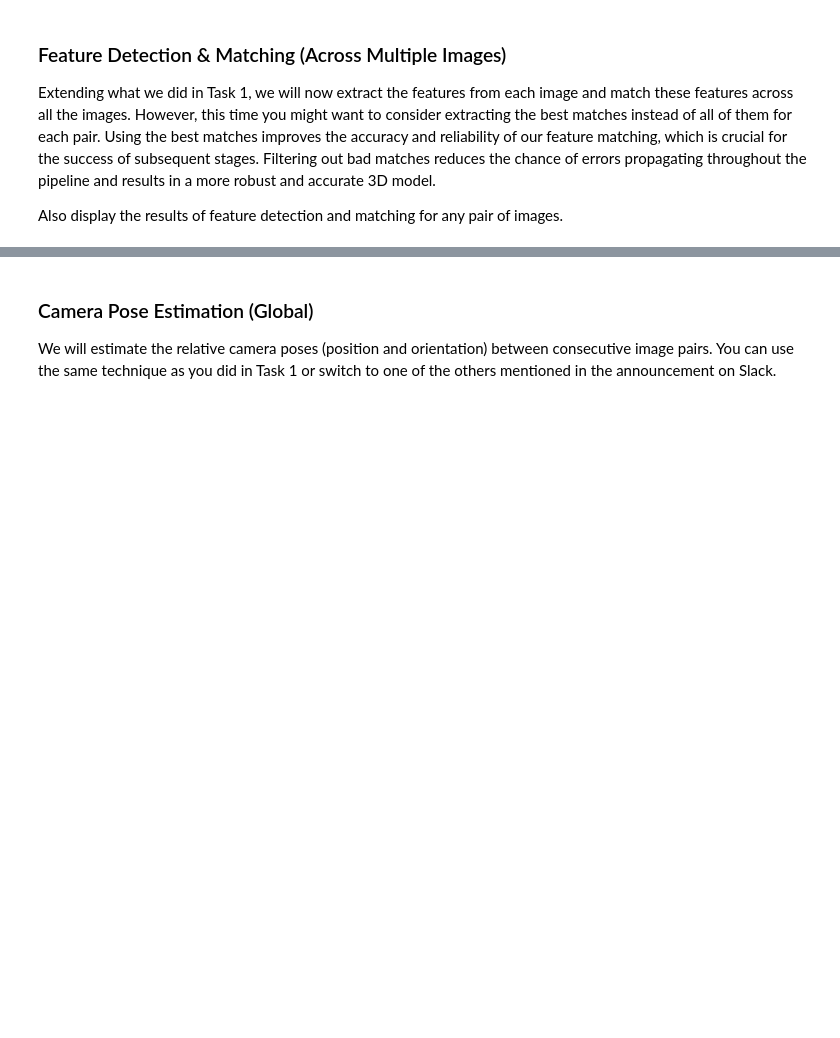
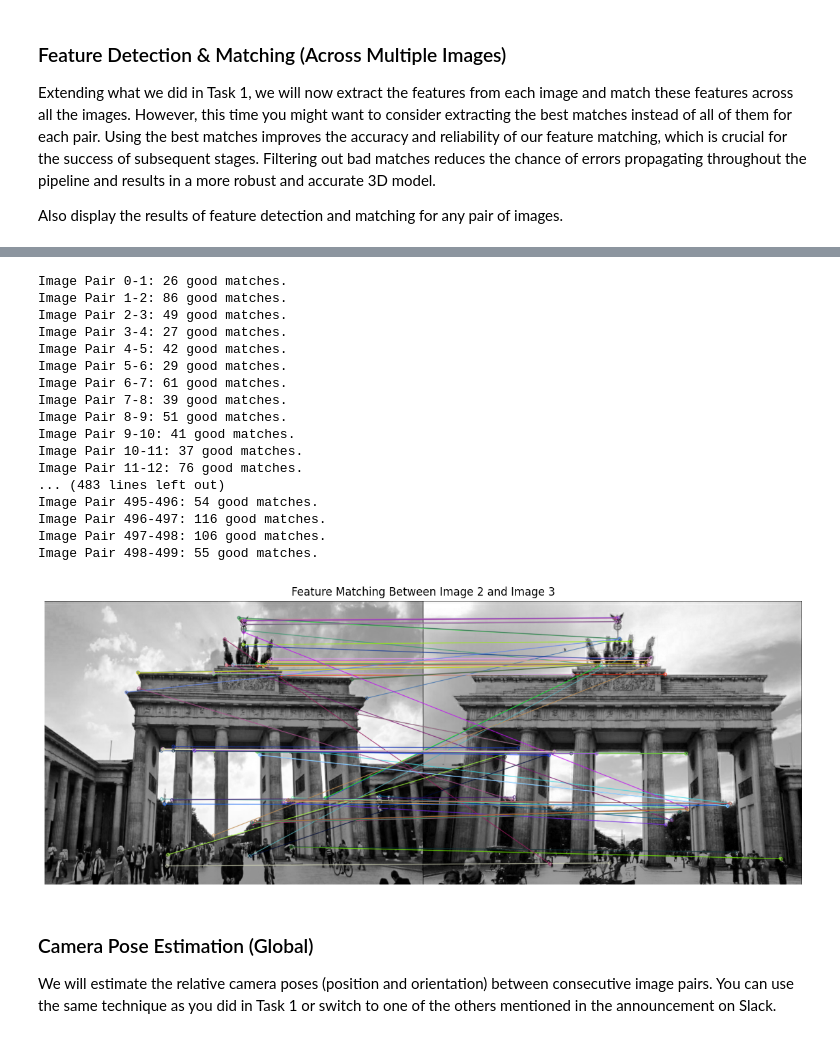
Before and after one commit to iamzammad/Landmark-Reconstruction-App, a Jupyter notebook: G02_Deliverable2.ipynb, the cells around one changed output, grey strips where cells are left out. Cells and saved outputs as stored; diff of their text form; code cells hidden in the pictures; blank space fills up the shorter version.

Commit message:
Working Visualization

```diff
--- a/G02_Deliverable2.ipynb
+++ b/G02_Deliverable2.ipynb
@@ -320,3 +201,29 @@ Processing pair 124750/124750: 100.0%
+# %%
+# Example Usage
+# Assuming preprocessed_images is a list of preprocessed images
+keypoints_all, descriptors_all, matches_list = feature_detection_and_matching(preprocessed_images)
+
+# Visualize matches for a specific pair (e.g., pair 1 and 2)
+visualize_matches(preprocessed_images, keypoints_all, matches_list, pair_indices=(1, 2))
+# %% [output]
+Image Pair 0-1: 26 good matches.
+Image Pair 1-2: 86 good matches.
+Image Pair 2-3: 49 good matches.
+Image Pair 3-4: 27 good matches.
+Image Pair 4-5: 42 good matches.
+Image Pair 5-6: 29 good matches.
+Image Pair 6-7: 61 good matches.
+Image Pair 7-8: 39 good matches.
+Image Pair 8-9: 51 good matches.
+Image Pair 9-10: 41 good matches.
+Image Pair 10-11: 37 good matches.
+Image Pair 11-12: 76 good matches.
+... (483 lines left out)
+Image Pair 495-496: 54 good matches.
+Image Pair 496-497: 116 good matches.
+Image Pair 497-498: 106 good matches.
+Image Pair 498-499: 55 good matches.
+[figure, added]
 # %% [markdown]
 ### Camera Pose Estimation (Global)
 We will estimate the relative camera poses (position and orientation) between consecutive image pairs. You can use the same technique as you did in Task 1 or switch to one of the others mentioned in the announcement on Slack.
```
Also changed, not shown: parts of 13 cells of this notebook.
